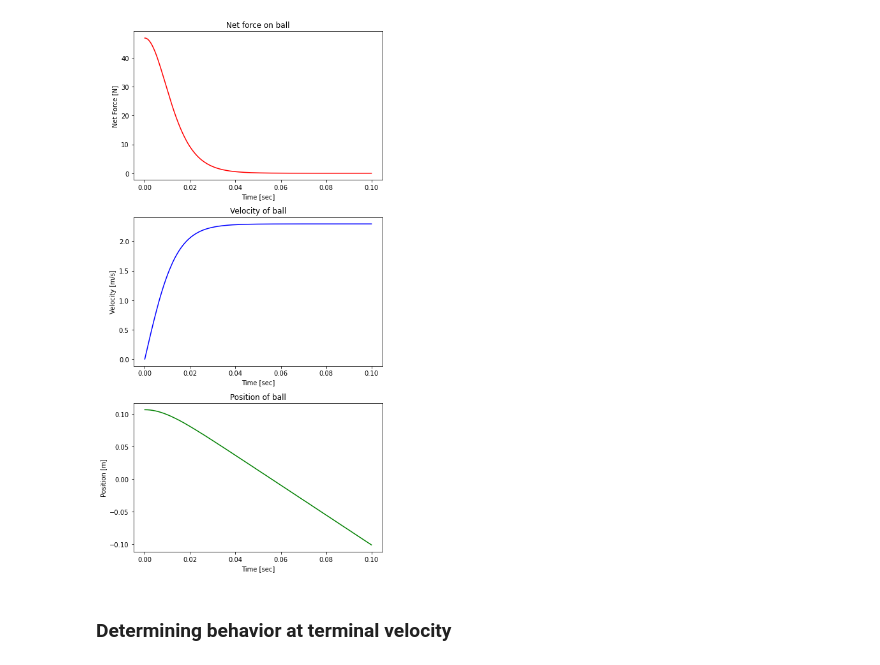
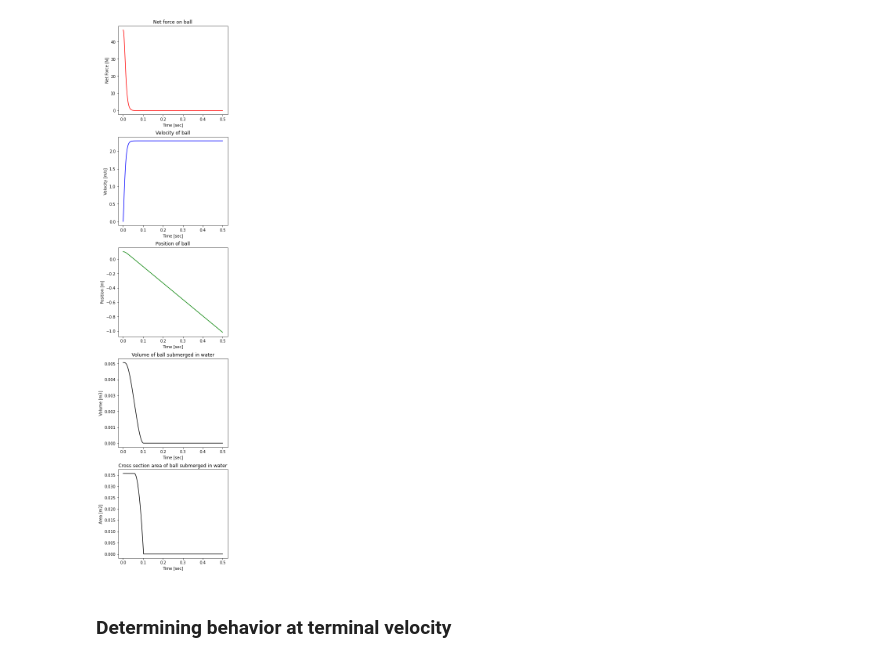
Before and after one commit to RobJMal/stem_tutorials, a Jupyter notebook: underwater_ball_launch/underwater_ball_launch.ipynb, the cells around one changed output. Drawn from its saved outputs; the diff is of its cells as text; code cells hidden in the pictures.

Commit message:
Fixed bugs with calculate_volume_ball_submerged() and calculate_frontal_area_ball_submerged()

```diff
--- a/underwater_ball_launch/underwater_ball_launch.ipynb
+++ b/underwater_ball_launch/underwater_ball_launch.ipynb
@@ -20,7 +20,7 @@ force_buoyancy_N = rho_h20_kgpm3 * g * volume_ball_m3
 force_g_N = m_ball_kg * g
 # %%
 start_time_point_sec = 0    # [sec]
-end_time_point_sec = 0.1    # [sec]
+end_time_point_sec = 0.5    # [sec]
 number_of_time_points = 10000
 time_points_sec = np.linspace(start_time_point_sec, end_time_point_sec, number_of_time_points)
 delta_time_sec = time_points_sec[1] - time_points_sec[0]
@@ -67,6 +67,8 @@ def calculate_volume_ball_submerged(radius_ball_m, midpoint_depth_m):
 
     if midpoint_depth_m > radius_ball_m:
         midpoint_depth_m = radius_ball_m
+    elif midpoint_depth_m < -1 * radius_ball_m:
+        midpoint_depth_m = -1 * radius_ball_m
 
     number_of_ball_length_points = 10000
     ball_length_values = np.linspace(-radius_ball_m, midpoint_depth_m, number_of_ball_length_points)
@@ -82,5 +84,8 @@ def calculate_frontal_area_ball_submerged(radius_ball_m, midpoint_depth_m):
     '''
     if midpoint_depth_m >= 0:
         return np.pi*np.power(radius_ball_m, 2)
+    elif midpoint_depth_m < -1 * radius_ball_m:
+        midpoint_depth_m = radius_ball_m
+        return np.pi*(np.power(radius_ball_m, 2) - np.power(midpoint_depth_m, 2))
     elif midpoint_depth_m < 0:
         return np.pi*(np.power(radius_ball_m, 2) - np.power(midpoint_depth_m, 2))
@@ -106,26 +136,36 @@ for i in range(0, len(time_points_sec)):
     acceleration_ball_mps2 = calculate_acceleration_mps2(force_net_N, m_ball_kg)
     acceleration_values_mps2[i] = acceleration_ball_mps2
 # %%
-fig, axs = plt.subplots(3, 1, figsize=(7, 15))
+fig, axs = plt.subplots(5, 1, figsize=(5, 25))
 
 axs[0].plot(time_points_sec, force_net_values_N, color="red")
 axs[0].set(title="Net force on ball",
            xlabel="Time [sec]",
            ylabel="Net Force [N]")
 
 axs[1].plot(time_points_sec, velocity_values_mps, color='blue')
 axs[1].set(title="Velocity of ball",
            xlabel="Time [sec]",
            ylabel="Velocity [m/s]")
 
 axs[2].plot(time_points_sec, depth_values_ball_m, color='green')
 axs[2].set(title="Position of ball",
            xlabel="Time [sec]",
            ylabel="Position [m]")
 
+axs[3].plot(time_points_sec, volume_ball_values_m3, color='black')
+axs[3].set(title="Volume of ball submerged in water",
+           xlabel="Time [sec]",
+           ylabel="Volume [m3]")
+
+axs[4].plot(time_points_sec, cross_section_area_ball_values_m2, color='black')
+axs[4].set(title="Cross section area of ball submerged in water",
+           xlabel="Time [sec]",
+           ylabel="Area [m2]")
+
 plt.subplots_adjust(wspace=0.25, hspace=0.25)
 # %% [output]
-[figure, old version]
+[figure, new version]
 # %% [markdown]
 ### Determining behavior at terminal velocity
 # %%
```
Also changed, not shown: parts of 1 cell of this notebook.
